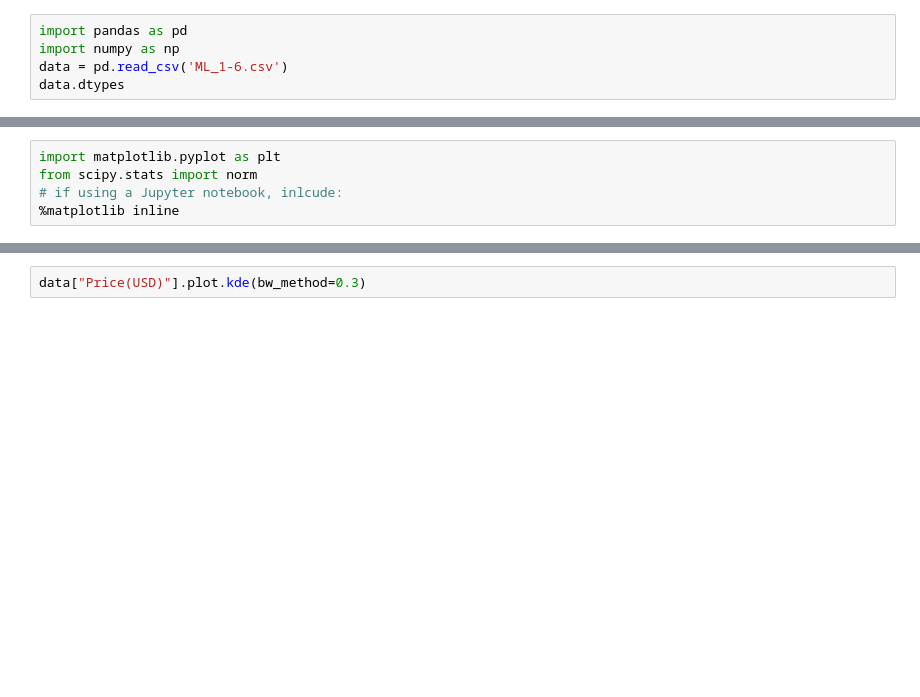
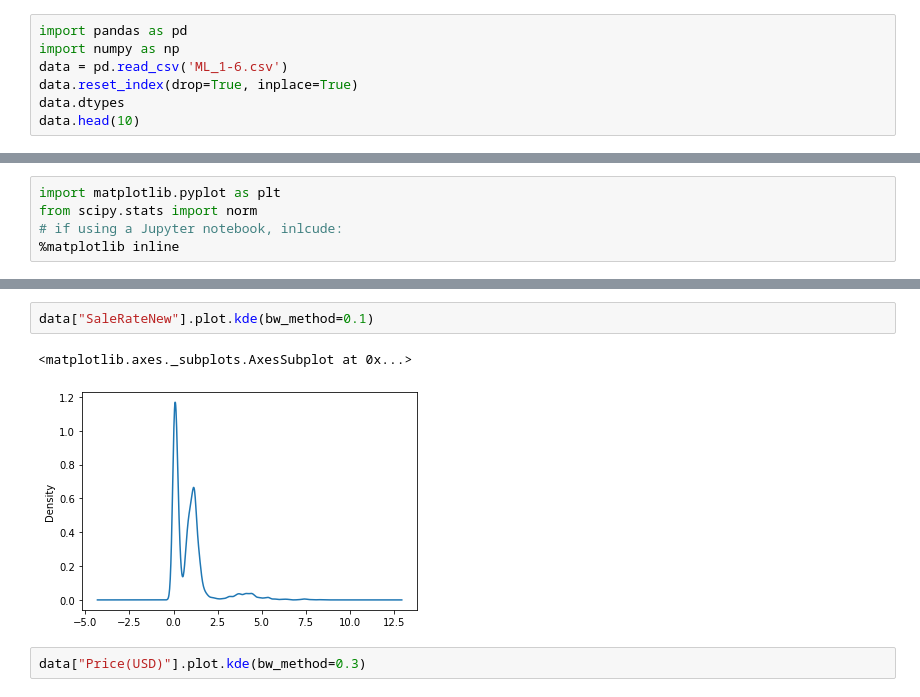
Before and after one commit to Shrikantsamarth/optimization-of-warehouses-by-implementation-of-machine-learning-methodologies, a Jupyter notebook: Thessis/Blowout Prediction.ipynb, the cells around one changed output, grey strips where cells are left out. Cells and saved outputs as stored; diff of their text form; blank space fills up the shorter version.

```diff
--- a/Thessis/Blowout Prediction.ipynb
+++ b/Thessis/Blowout Prediction.ipynb
@@ -8,5 +8,7 @@
 import pandas as pd
 import numpy as np
 data = pd.read_csv('ML_1-6.csv')
+data.reset_index(drop=True, inplace=True)
 data.dtypes
+data.head(10)
 # %% [output]
@@ -87,3 +96,8 @@ KeyError: 'SaleRate'
+# %%
+data["SaleRateNew"].plot.kde(bw_method=0.1)
+# %% [output]
+<matplotlib.axes._subplots.AxesSubplot at 0x...>
+[figure, added]
 # %%
 data["Price(USD)"].plot.kde(bw_method=0.3)
 # %% [output]
```
Also changed, not shown: parts of 16 cells of this notebook.
